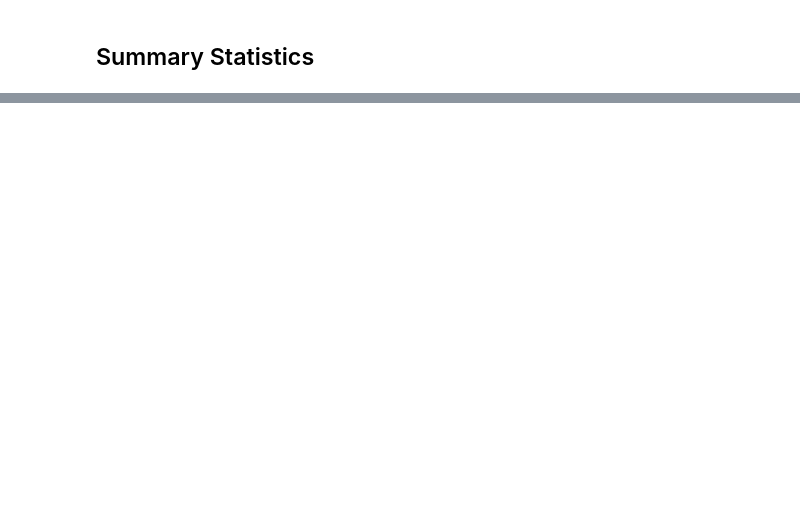
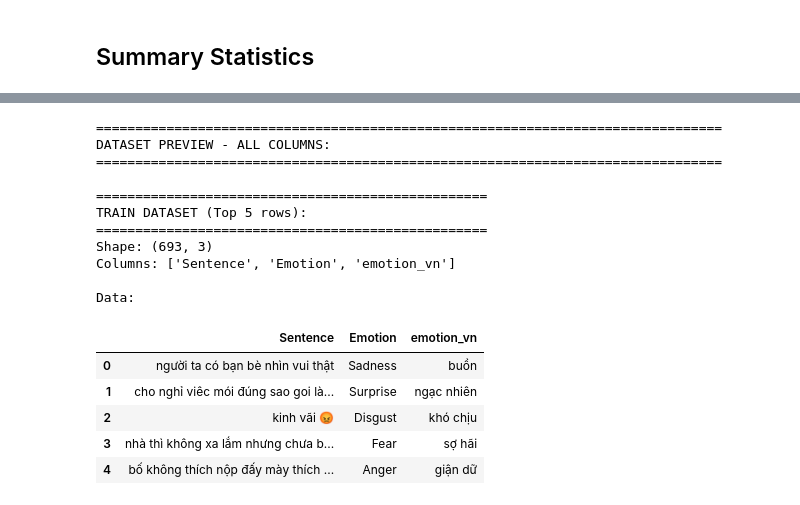
Before and after one commit to giahuy1310/topicmodeling, a Jupyter notebook: tm_research/DataProcess.ipynb, the cells around one changed output, grey strips where cells are left out. Saved outputs shown, nothing was run; the diff lists cells and outputs as text; code cells hidden in the pictures; blank space fills up the shorter version.

```diff
--- a/tm_research/DataProcess.ipynb
+++ b/tm_research/DataProcess.ipynb
@@ -423,3 +403,19 @@ SAMPLE DATA WITH EMOTION LABELS:
 ================================================================================
 
 First 10 samples from train set:
+# %%
+# Keep only the required columns and drop others
+print("=" * 80)
+print("COLUMN FILTERING:")
+print("=" * 80)
+
+print(f"\nOriginal columns: {list(train_df.columns)}")
+
+# Keep only the specified columns
+required_cols = ['Sentence', 'Emotion', 'emotion_vn']
+train_df = train_df[required_cols]
+
+print(f"Filtered columns: {list(train_df.columns)}")
+print(f"Train dataset shape after filtering: {train_df.shape}")
+
+print("\n✓ Column filtering completed successfully!")
@@ -477,5 +477,52 @@ COMPREHENSIVE DATA SUMMARY:
 
 ✓ EDA and emotion mapping completed successfully!
+# %%
+# Display all columns and top 5 rows for each dataset
+print("=" * 80)
+print("DATASET PREVIEW - ALL COLUMNS:")
+print("=" * 80)
+
+print("\n" + "="*50)
+print("TRAIN DATASET (Top 5 rows):")
+print("="*50)
+print(f"Shape: {train_df.shape}")
+print(f"Columns: {list(train_df.columns)}")
+print("\nData:")
+display(train_df.head())
+
+# print("\n" + "="*50)
+# print("VALIDATION DATASET (Top 5 rows):")
+# print("="*50)
+# print(f"Shape: {val_df.shape}")
+# print(f"Columns: {list(val_df.columns)}")
+# print("\nData:")
+# display(val_df.head())
+
+# print("\n" + "="*50)
+# print("TEST DATASET (Top 5 rows):")
+# print("="*50)
+# print(f"Shape: {test_df.shape}")
+# print(f"Columns: {list(test_df.columns)}")
+# print("\nData:")
+# display(test_df.head())
+# %% [output]
+================================================================================
+DATASET PREVIEW - ALL COLUMNS:
+================================================================================
+
+==================================================
+TRAIN DATASET (Top 5 rows):
+==================================================
+Shape: (693, 3)
+Columns: ['Sentence', 'Emotion', 'emotion_vn']
+
+Data:
+|  | Sentence | Emotion | emotion_vn |
+| 0 | người ta có bạn bè nhìn vui thật | Sadness | buồn |
+| 1 | cho nghỉ viêc mói đúng sao goi là... | Surprise | ngạc nhiên |
+| 2 | kinh vãi 😡 | Disgust | khó chịu |
+| 3 | nhà thì không xa lắm nhưng chưa b... | Fear | sợ hãi |
+| 4 | bố không thích nộp đấy mày thích ... | Anger | giận dữ |
 # %%
 # Save processed datasets to CSV files
 print("=" * 80)
```
Also changed, not shown: parts of 16 cells of this notebook, 20 other files.
